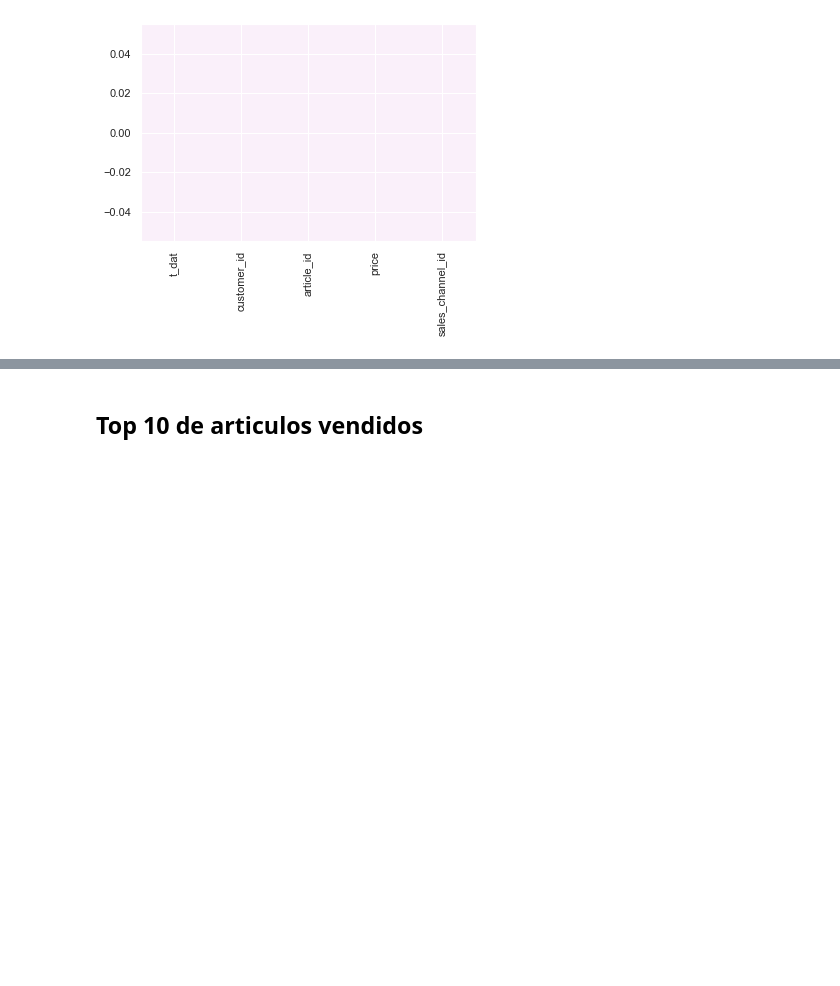
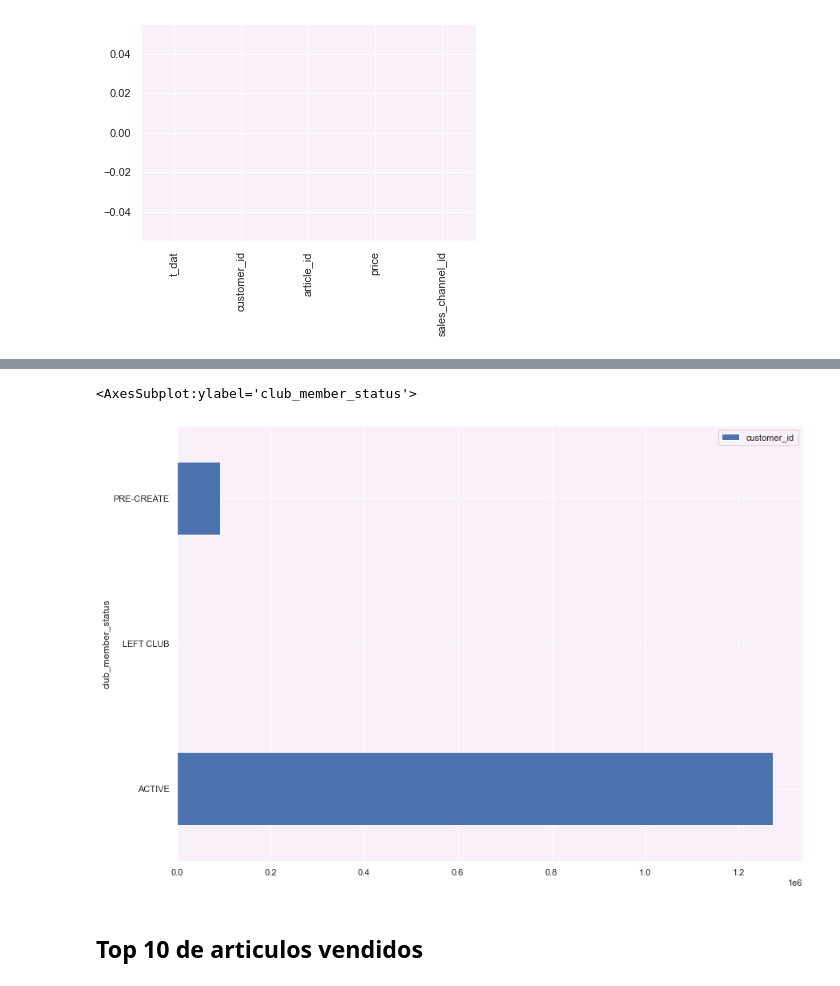
Before and after one commit to joelitam2021/metodos_analiticos_proyecto, a Jupyter notebook: notebooks/EDA.ipynb, the cells around one changed output, grey strips where cells are left out. Cells and saved outputs as stored; diff of their text form; code cells hidden in the pictures; blank space fills up the shorter version.

```diff
--- a/notebooks/EDA.ipynb
+++ b/notebooks/EDA.ipynb
@@ -273,2 +365,18 @@ transactions_data.isna().sum().plot(kind='bar')
+# %%
+customers_data.pivot_table(
+    index='club_member_status',
+    values='customer_id',
+    aggfunc='count'
+).plot(
+    kind='barh',
+    figsize=(14,10),
+    # xlabel='Edad',
+    # ylabel='Edad',
+    # bins=80,
+    # by='Active'
+)
+# %% [output]
+<AxesSubplot:ylabel='club_member_status'>
+[figure, added]
 # %% [markdown]
 ## Top 10 de articulos vendidos
```
Also changed, not shown: parts of 14 cells of this notebook, 3 other files.
